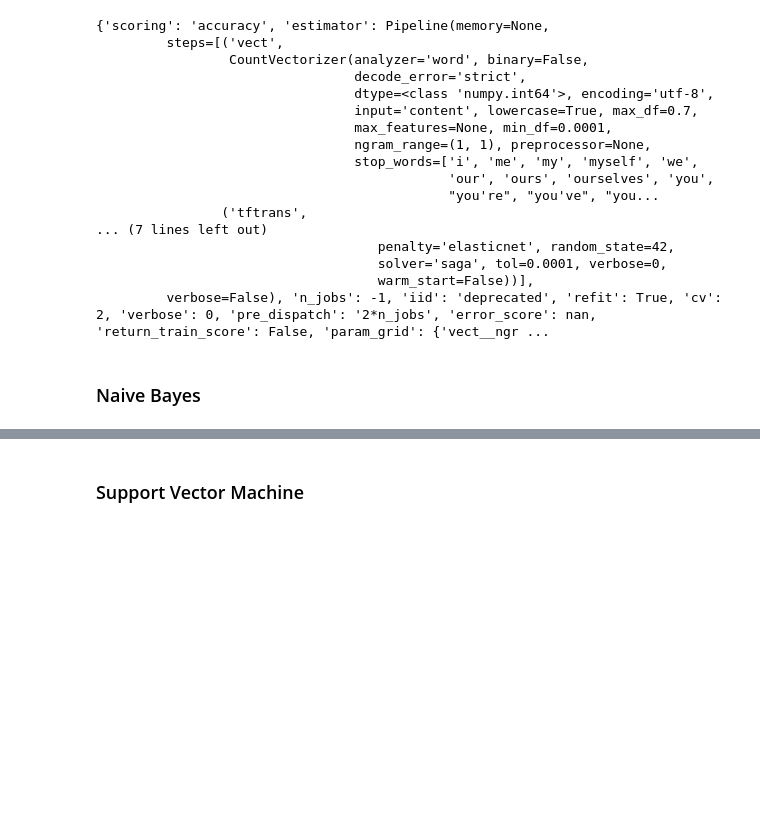
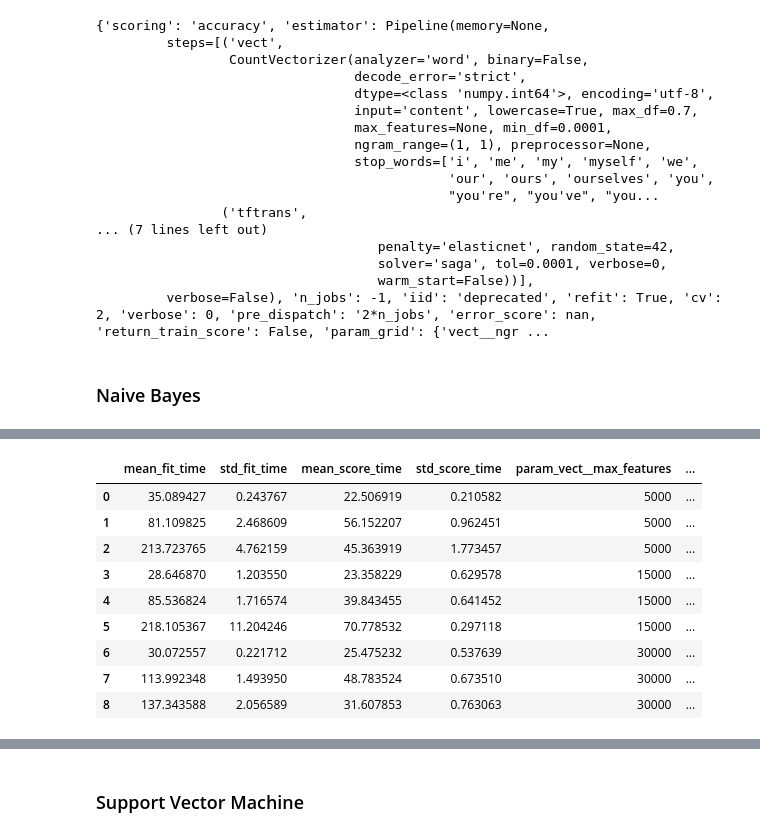
Before and after one commit to federicopessina/RedditSarcasm, a Jupyter notebook: main_notebook.ipynb, the cells around one changed output, grey strips where cells are left out. Saved outputs shown, nothing was run; the diff lists cells and outputs as text; code cells hidden in the pictures; blank space fills up the shorter version.

```diff
--- a/main_notebook.ipynb
+++ b/main_notebook.ipynb
@@ -561,4 +509,18 @@ GridSearchCV(cv=2, error_score=nan,
                          'vect__ngram_range': [(1, 1), (1, 2), (1, 3)]},
              pre_dispatch='2*n_jobs', refit=True, return_train_score=False,
              scoring='accuracy', verbose=0)
+# %%
+grid_nb_cv_results = pd.DataFrame(grid_nb.cv_results_)
+grid_nb_cv_results
+# %% [output]
+|  | mean_fit_time | std_fit_time | mean_score_time | std_score_time | param_vect__max_features | ... |
+| 0 | 35.089427 | 0.243767 | 22.506919 | 0.210582 | 5000 | ... |
+| 1 | 81.109825 | 2.468609 | 56.152207 | 0.962451 | 5000 | ... |
+| 2 | 213.723765 | 4.762159 | 45.363919 | 1.773457 | 5000 | ... |
+| 3 | 28.646870 | 1.203550 | 23.358229 | 0.629578 | 15000 | ... |
+| 4 | 85.536824 | 1.716574 | 39.843455 | 0.641452 | 15000 | ... |
+| 5 | 218.105367 | 11.204246 | 70.778532 | 0.297118 | 15000 | ... |
+| 6 | 30.072557 | 0.221712 | 25.475232 | 0.537639 | 30000 | ... |
+| 7 | 113.992348 | 1.493950 | 48.783524 | 0.673510 | 30000 | ... |
+| 8 | 137.343588 | 2.056589 | 31.607853 | 0.763063 | 30000 | ... |
 # %%
```
Also changed, not shown: parts of 29 cells of this notebook.
